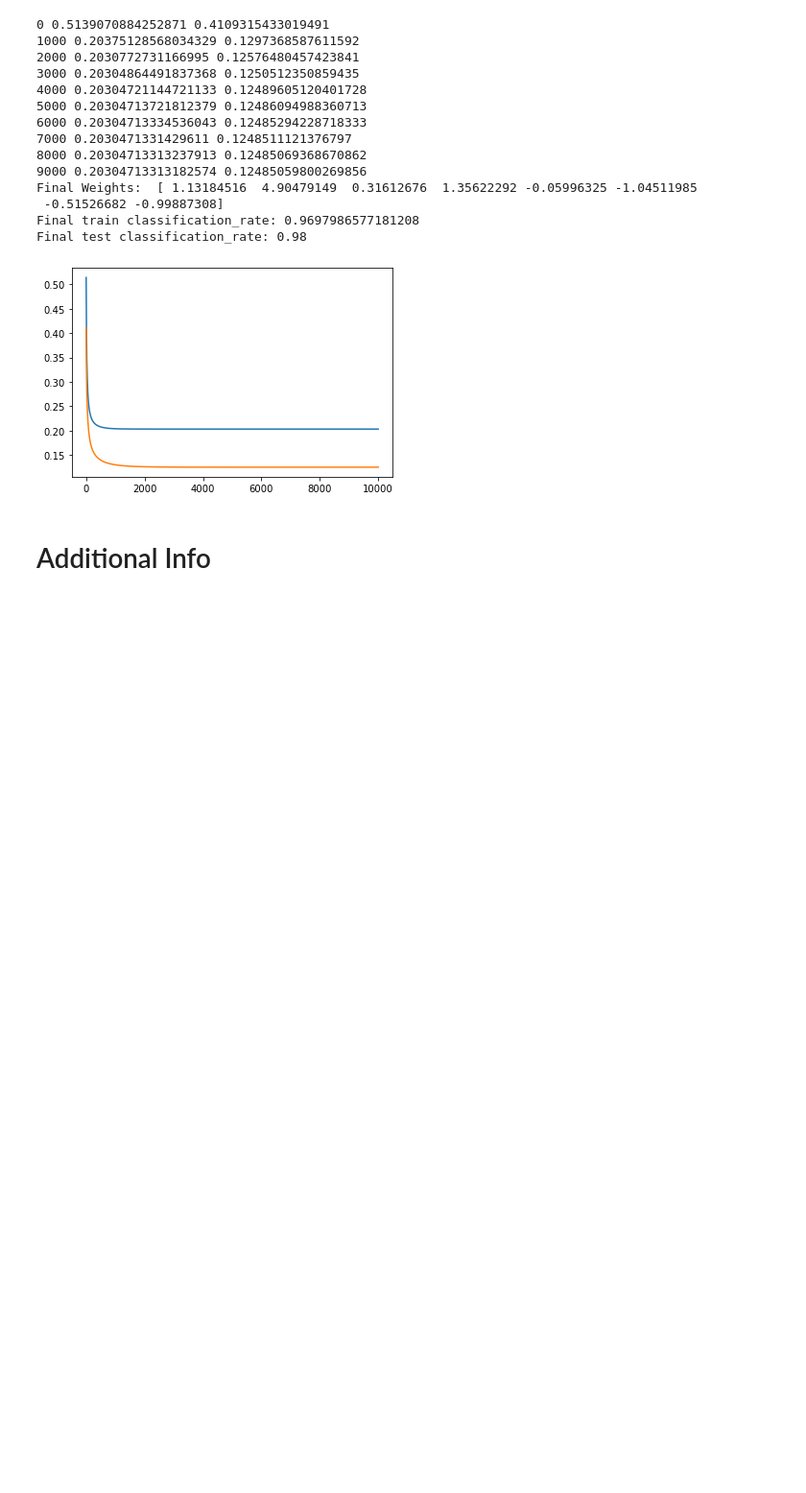
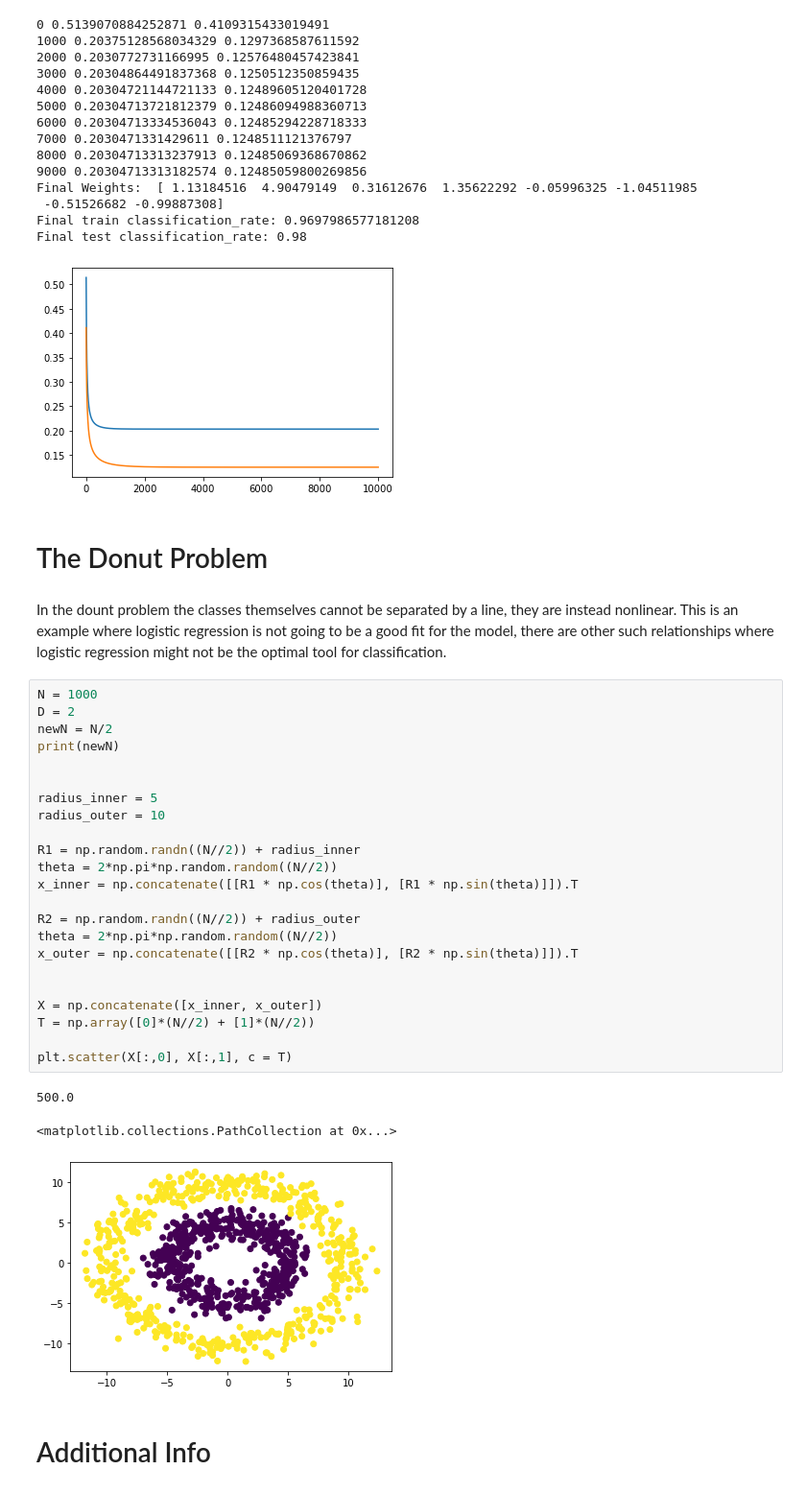
Before and after one commit to xavierharmon/Analytics, a Jupyter notebook: Logistic Regression.ipynb, the cells around one changed output. Shown at 96% size. Saved outputs shown, nothing was run; the diff lists cells and outputs as text; blank space fills up the shorter version.

Commit message:
adding the donut problem example

```diff
--- a/Logistic Regression.ipynb
+++ b/Logistic Regression.ipynb
@@ -585,6 +585,37 @@ Final Weights:  [ 1.13184516  4.90479149  0.31612676  1.35622292 -0.05996325 -1.
 Final train classification_rate: 0.9697986577181208
 Final test classification_rate: 0.98
 [figure]
+# %% [markdown]
+# The Donut Problem
+# %% [markdown]
+In the dount problem the classes themselves cannot be separated by a line, they are instead nonlinear. This is an example where logistic regression is not going to be a good fit for the model, there are other such relationships where logistic regression might not be the optimal tool for classification.
+# %%
+N = 1000
+D = 2
+newN = N/2
+print(newN)
+
+
+radius_inner = 5
+radius_outer = 10
+
+R1 = np.random.randn((N//2)) + radius_inner
+theta = 2*np.pi*np.random.random((N//2))
+x_inner = np.concatenate([[R1 * np.cos(theta)], [R1 * np.sin(theta)]]).T
+
+R2 = np.random.randn((N//2)) + radius_outer
+theta = 2*np.pi*np.random.random((N//2))
+x_outer = np.concatenate([[R2 * np.cos(theta)], [R2 * np.sin(theta)]]).T
+
+
+X = np.concatenate([x_inner, x_outer])
+T = np.array([0]*(N//2) + [1]*(N//2))
+
+plt.scatter(X[:,0], X[:,1], c = T)
+# %% [output]
+500.0
+<matplotlib.collections.PathCollection at 0x...>
+[figure, added]
 # %% [markdown]
 # Additional Info
 # %% [markdown]
```
Also changed, not shown: parts of 3 cells of this notebook.
